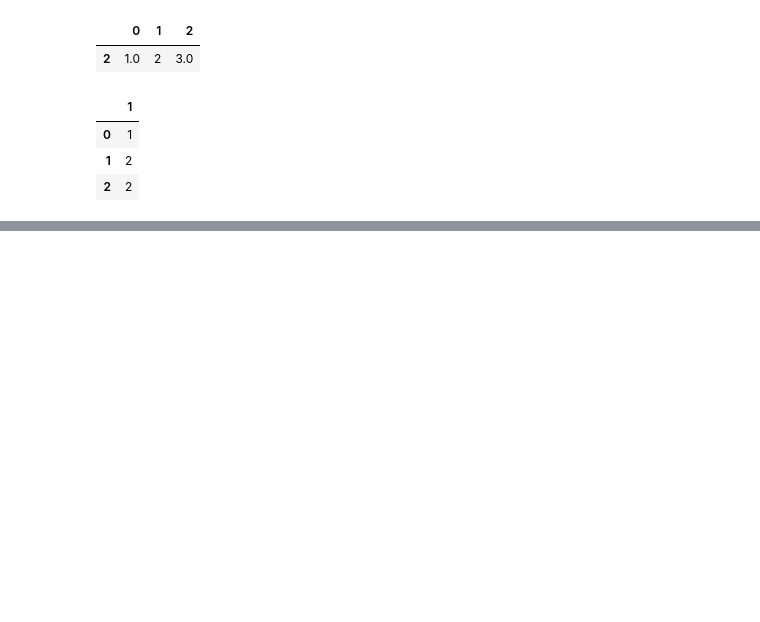
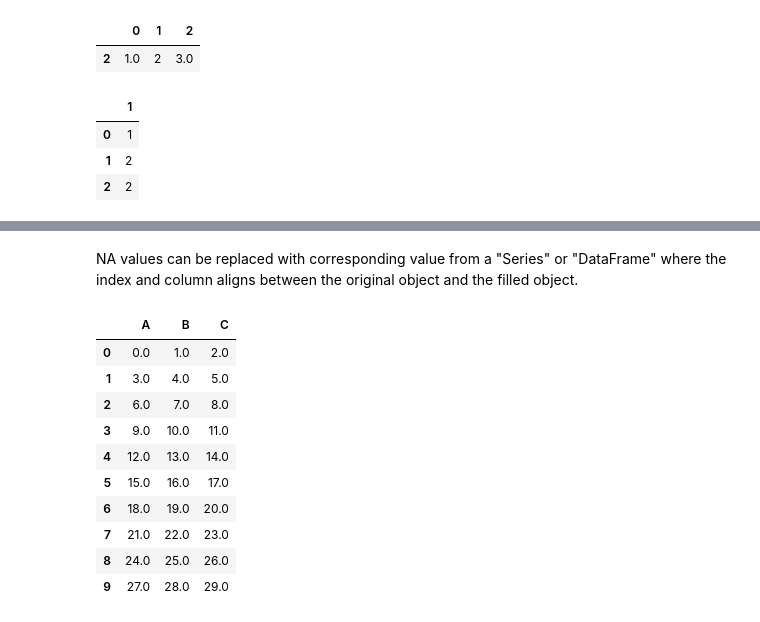
Before and after one commit to SiddheshDaphane/Data-Analysis-in-Python, a Jupyter notebook: Everything-about-Numpy-and-Pandas/Basic_to_advance_pandas.ipynb, the cells around one changed output, grey strips where cells are left out. Saved outputs shown, nothing was run; the diff lists cells and outputs as text; code cells hidden in the pictures; blank space fills up the shorter version.

```diff
--- a/Everything-about-Numpy-and-Pandas/Basic_to_advance_pandas.ipynb
+++ b/Everything-about-Numpy-and-Pandas/Basic_to_advance_pandas.ipynb
@@ -1479,0 +1541,18 @@ df.dropna(axis=1)
+# %% [markdown]
+NA values can be replaced with corresponding value from a "Series" or "DataFrame" where the index and column aligns between the original object and the filled object.
+# %%
+dff = pd.DataFrame(np.arange(30, dtype=np.float64).reshape(10,3), columns=list("ABC"))
+# %%
+dff
+# %% [output]
+|  | A | B | C |
+| 0 | 0.0 | 1.0 | 2.0 |
+| 1 | 3.0 | 4.0 | 5.0 |
+| 2 | 6.0 | 7.0 | 8.0 |
+| 3 | 9.0 | 10.0 | 11.0 |
+| 4 | 12.0 | 13.0 | 14.0 |
+| 5 | 15.0 | 16.0 | 17.0 |
+| 6 | 18.0 | 19.0 | 20.0 |
+| 7 | 21.0 | 22.0 | 23.0 |
+| 8 | 24.0 | 25.0 | 26.0 |
+| 9 | 27.0 | 28.0 | 29.0 |
```
Also changed, not shown: parts of 27 cells of this notebook.
